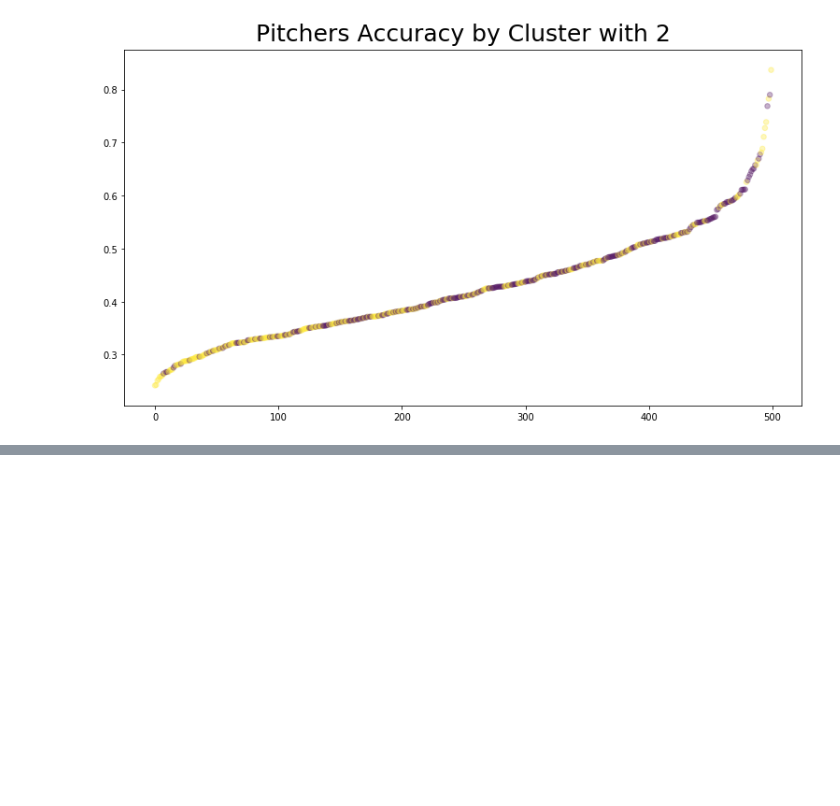
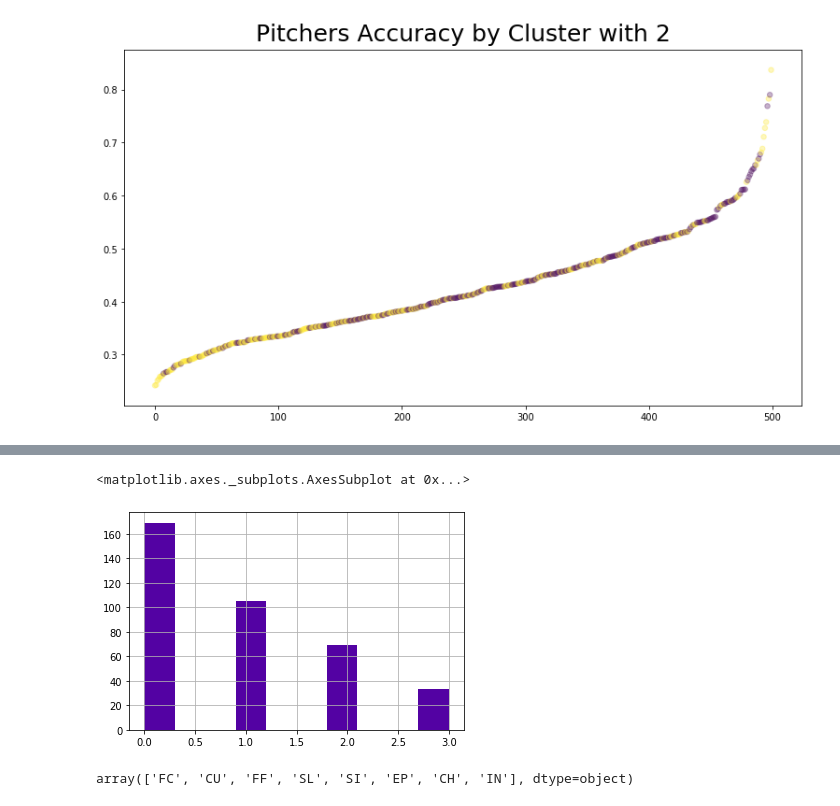
Before and after one commit to morganabbitt/MLB-Pitches, a Jupyter notebook: Notebooks/Unsupervised_Clustering_pitchers.ipynb, the cells around one changed output, grey strips where cells are left out. Cells and saved outputs as stored; diff of their text form; code cells hidden in the pictures; blank space fills up the shorter version.

```diff
--- a/Notebooks/Unsupervised_Clustering_pitchers.ipynb
+++ b/Notebooks/Unsupervised_Clustering_pitchers.ipynb
@@ -693,0 +659,9 @@ Text(0.5, 1.0, 'Pitchers Accuracy by Cluster with 2')
+# %%
+df_500_events[(df_500_events['pitcher_name'] == 'Jeremy Guthrie') & (df_500_events['pitch_type'] == 'FC')]['b_count'].hist()
+# %% [output]
+<matplotlib.axes._subplots.AxesSubplot at 0x...>
+[figure, added]
+# %%
+df_500_events[df_500_events['pitcher_name'] == 'Jeremy Guthrie']['pitch_type'].unique()
+# %% [output]
+array(['FC', 'CU', 'FF', 'SL', 'SI', 'EP', 'CH', 'IN'], dtype=object)
```
Also changed, not shown: parts of 29 cells of this notebook, 11 other files.
